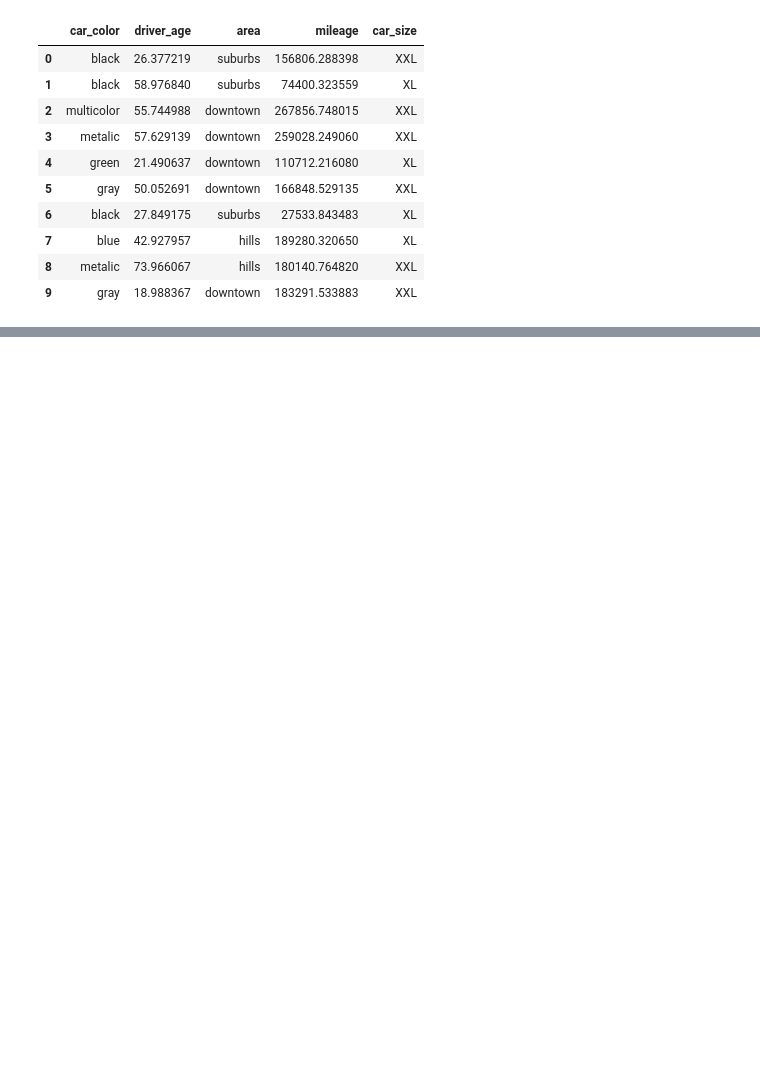
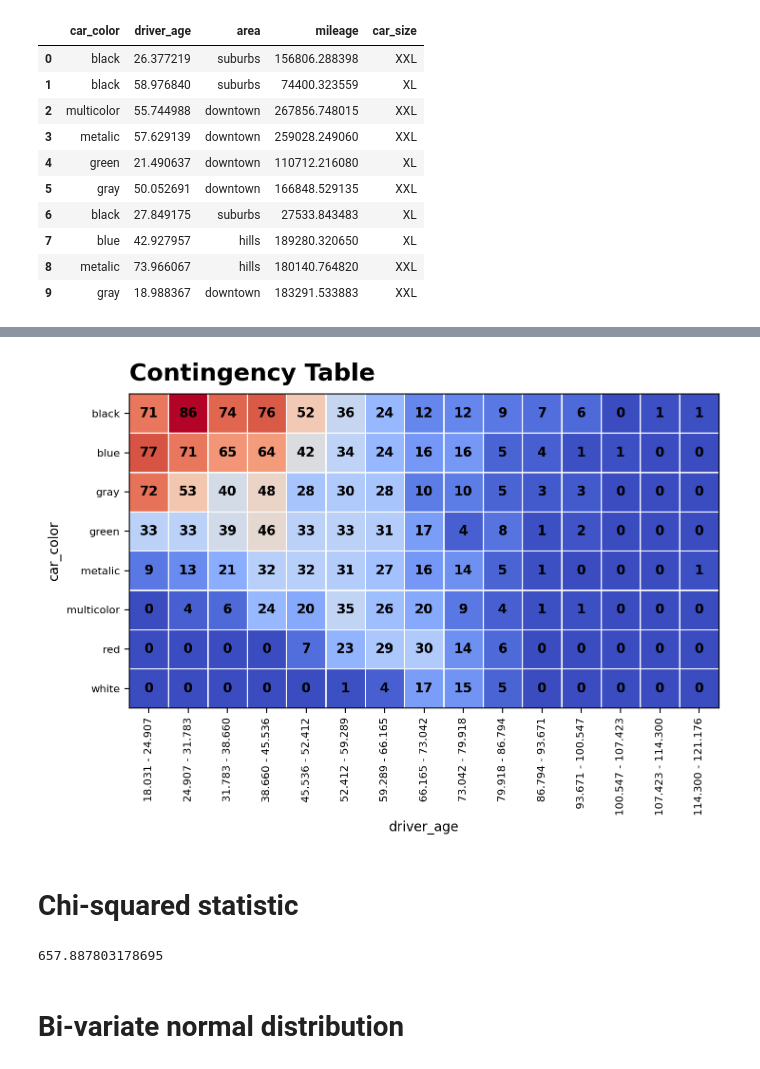
Before and after one commit to artmerinov/unibz_data_profiling, a Jupyter notebook: lab2.ipynb, the cells around one changed output, grey strips where cells are left out. Saved outputs shown, nothing was run; the diff lists cells and outputs as text; code cells hidden in the pictures; blank space fills up the shorter version.

```diff
--- a/lab2.ipynb
+++ b/lab2.ipynb
@@ -53,0 +53,10 @@ phi_k_correlation(A, B)
+# %%
+ctable, meta = calc_contingency_table(
+    x=df['driver_age'].values,
+    y=df['car_color'].values,
+    xbins=15,
+    ybins=15,
+    xlabel='driver_age',
+    ylabel='car_color'
+)
+ctable
@@ -53,0 +79,12 @@ phi_k_correlation(A, B)
+# %%
+plot_contingency_table(table=ctable, meta=meta)
+# %% [output]
+[figure, added]
+# %% [markdown]
+# Chi-squared statistic
+# %%
+chi_squared_statistic(table=ctable)
+# %% [output]
+657.887803178695
+# %% [markdown]
+# Bi-variate normal distribution
```
Also changed, not shown: parts of 15 cells of this notebook, 4 other files.
